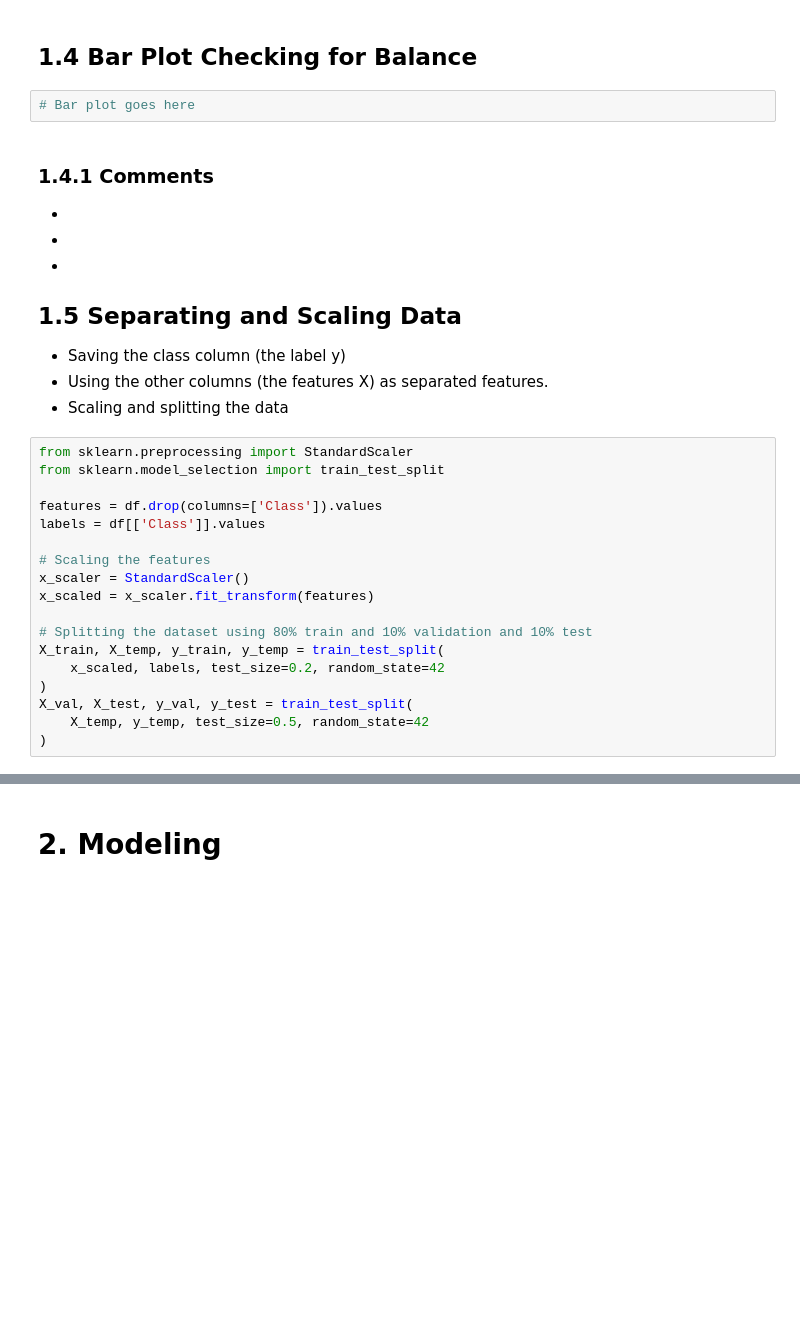
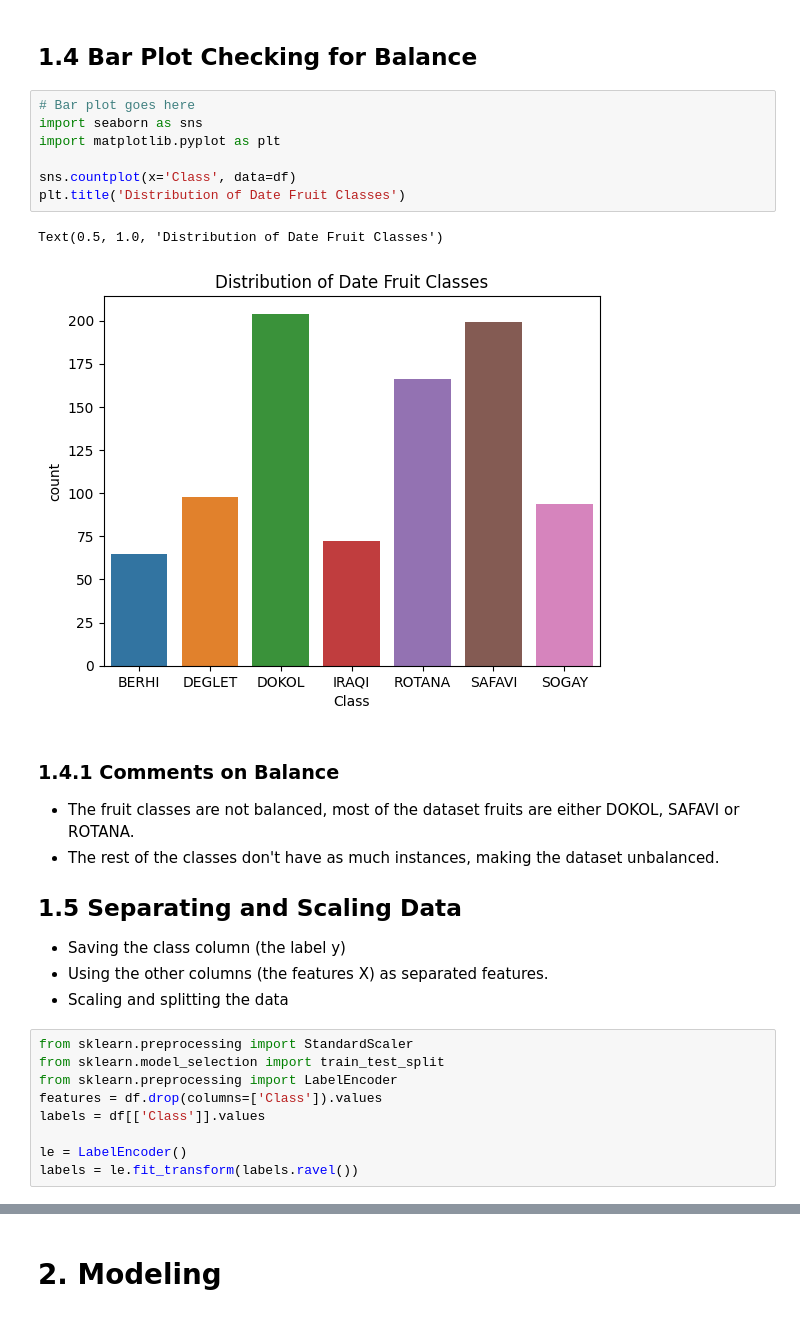
Before and after one commit to DanielMelo46/Neural_Networks_Assignment_1, a Jupyter notebook: assignment_2.ipynb, the cells around one changed output, grey strips where cells are left out. Saved outputs shown, nothing was run; the diff lists cells and outputs as text; blank space fills up the shorter version.

```diff
--- a/assignment_2.ipynb
+++ b/assignment_2.ipynb
@@ -113,11 +113,18 @@ df.duplicated().sum()
 ## 1.4 Bar Plot Checking for Balance
 # %%
 # Bar plot goes here
+import seaborn as sns
+import matplotlib.pyplot as plt
+
+sns.countplot(x='Class', data=df)
+plt.title('Distribution of Date Fruit Classes')
+# %% [output]
+Text(0.5, 1.0, 'Distribution of Date Fruit Classes')
+[figure, added]
 # %% [markdown]
-### 1.4.1 Comments
--
--
--
+### 1.4.1 Comments on Balance
+- The fruit classes are not balanced, most of the dataset fruits are either DOKOL, SAFAVI or ROTANA.
+- The rest of the classes don't have as much instances, making the dataset unbalanced.
 
 
 ## 1.5 Separating and Scaling Data
@@ -127,18 +134,9 @@ df.duplicated().sum()
 # %%
 from sklearn.preprocessing import StandardScaler
 from sklearn.model_selection import train_test_split
-
+from sklearn.preprocessing import LabelEncoder
 features = df.drop(columns=['Class']).values
 labels = df[['Class']].values
 
-# Scaling the features
-x_scaler = StandardScaler()
-x_scaled = x_scaler.fit_transform(features)
-
-# Splitting the dataset using 80% train and 10% validation and 10% test
-X_train, X_temp, y_train, y_temp = train_test_split(
-    x_scaled, labels, test_size=0.2, random_state=42
-)
-X_val, X_test, y_val, y_test = train_test_split(
-    X_temp, y_temp, test_size=0.5, random_state=42
-)
+le = LabelEncoder()
+labels = le.fit_transform(labels.ravel())
```
Also changed, not shown: parts of 1 cell of this notebook.
